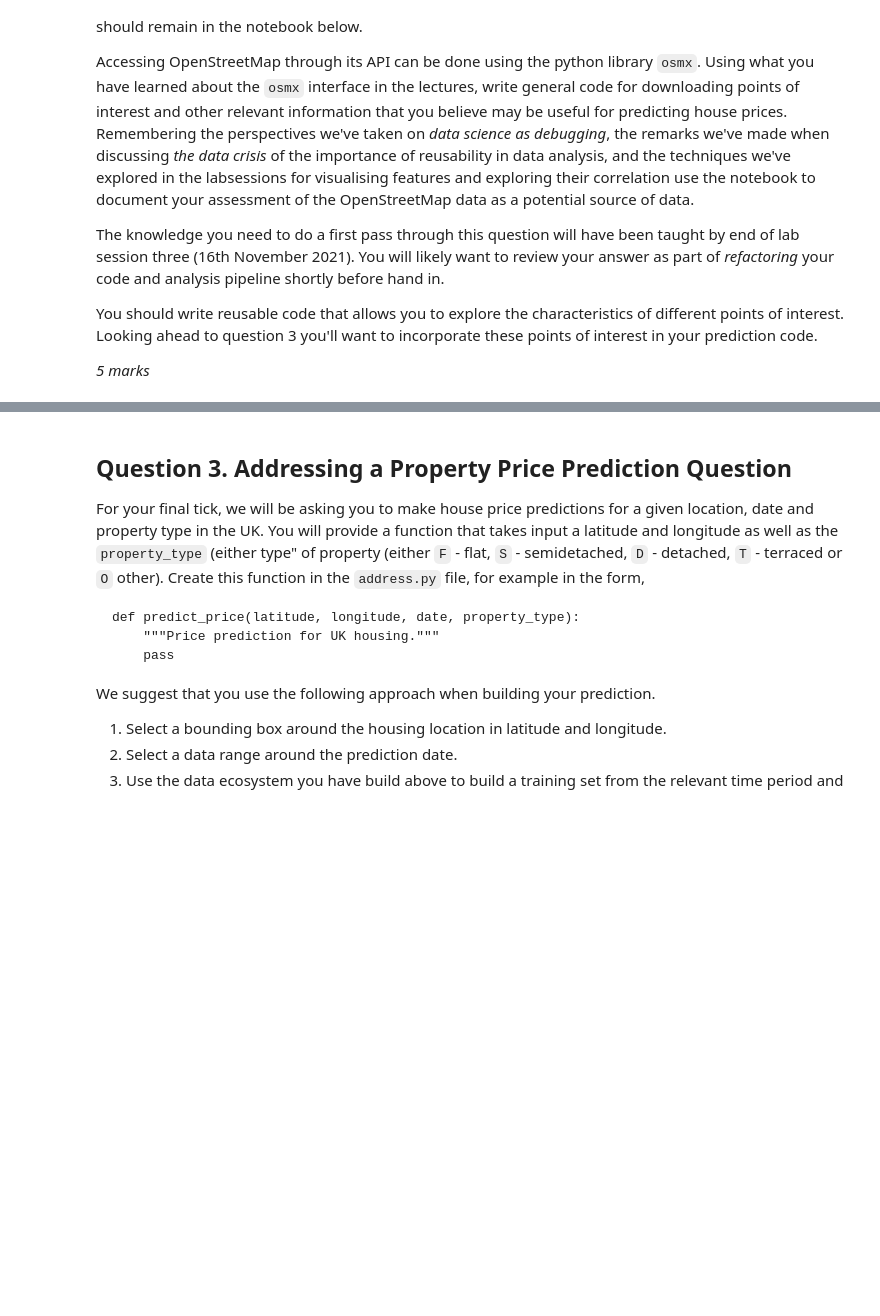
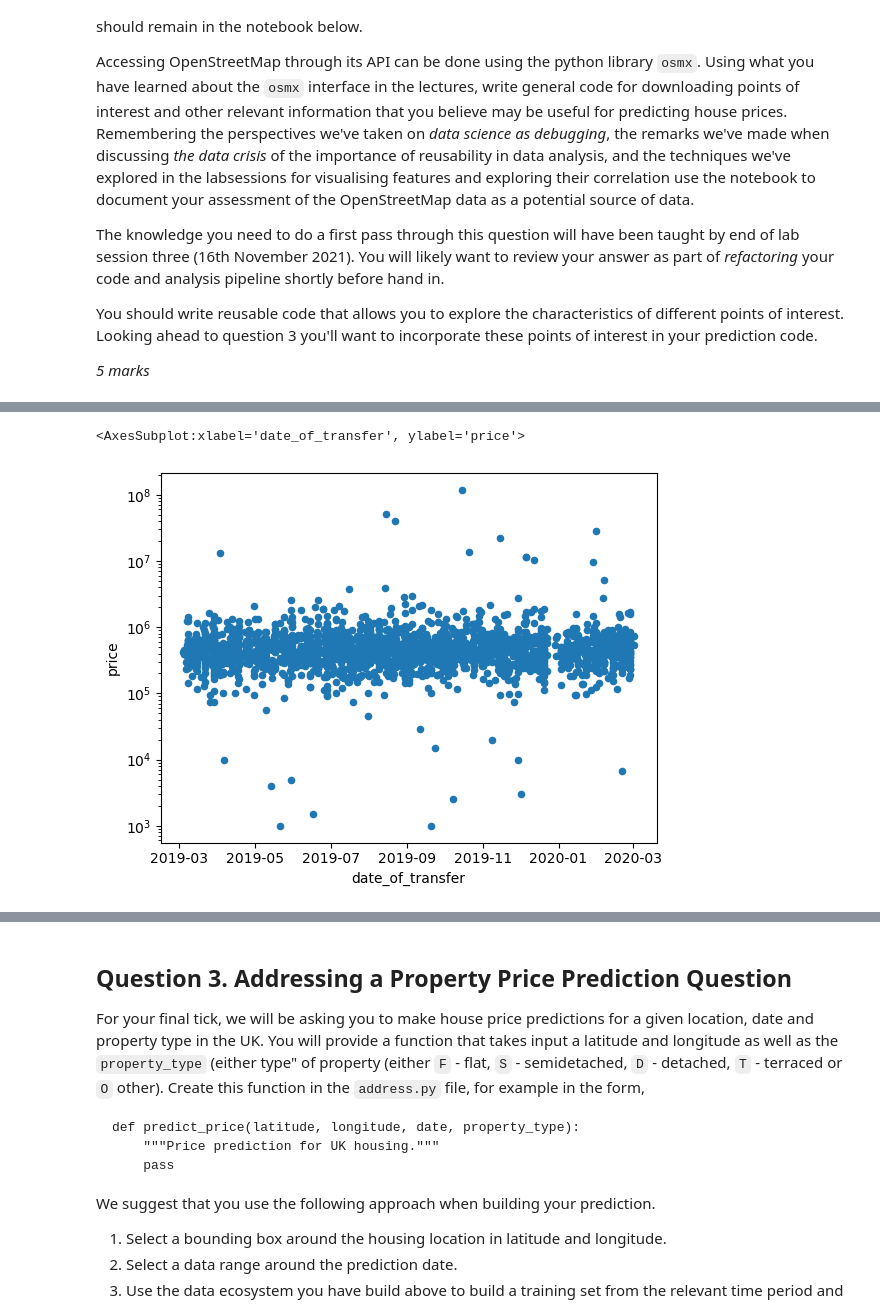
Before and after one commit to harryknighton/property-pricing, a Jupyter notebook: notebooks/assessment.ipynb, the cells around one changed output, grey strips where cells are left out. Cells and saved outputs as stored; diff of their text form; code cells hidden in the pictures; blank space fills up the shorter version.

```diff
--- a/notebooks/assessment.ipynb
+++ b/notebooks/assessment.ipynb
@@ -357,0 +411,5 @@ You should write reusable code that allows you to explore the characteristics of
+# %%
+df.plot(x='date_of_transfer', y='price', kind='scatter', logy=True)
+# %% [output]
+<AxesSubplot:xlabel='date_of_transfer', ylabel='price'>
+[figure, added]
```
Also changed, not shown: parts of 29 cells of this notebook, 8 other files.
